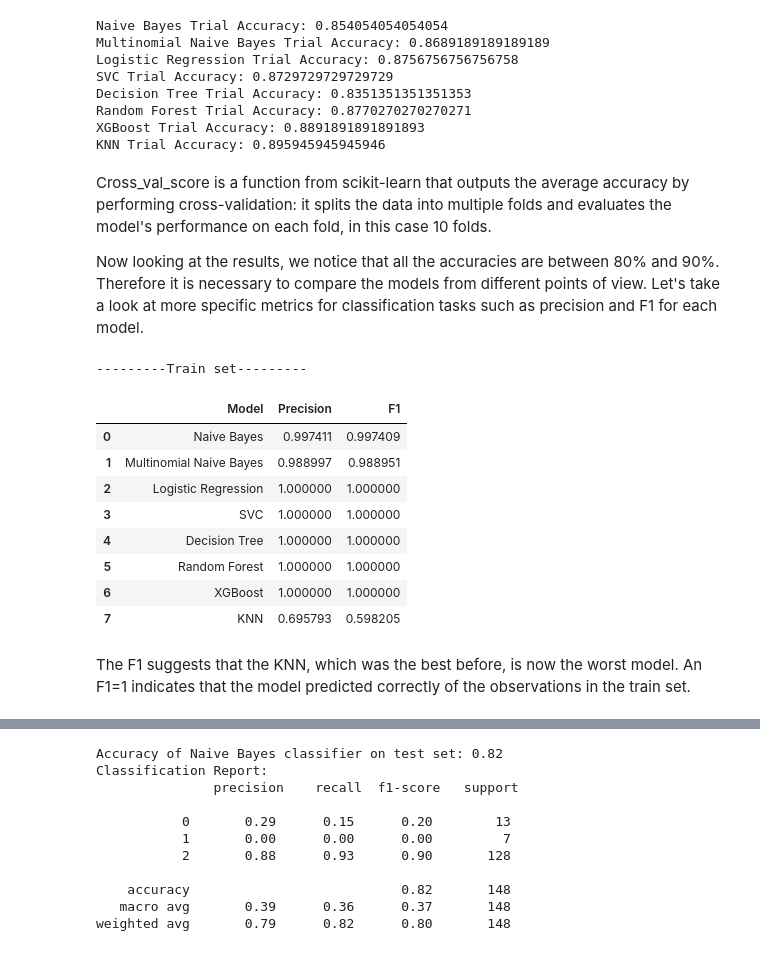
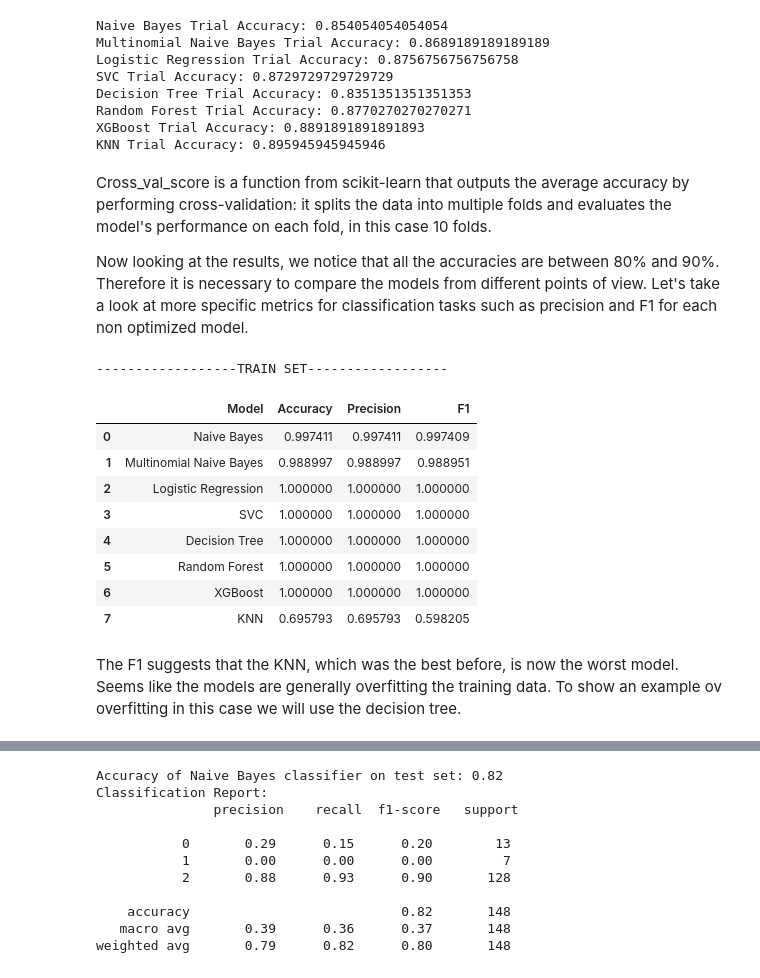
Before and after one commit to DavidAlexanderMoe/Sentiment-Analysis-and-Web-Scraping, a Jupyter notebook: Scripts/Analysis/4. Model Selection and Evaluation.ipynb, the cells around one changed output, grey strips where cells are left out. Cells and saved outputs as stored; diff of their text form; code cells hidden in the pictures.

```diff
--- a/Scripts/Analysis/4. Model Selection and Evaluation.ipynb
+++ b/Scripts/Analysis/4. Model Selection and Evaluation.ipynb
@@ -75,27 +76,28 @@ KNN Trial Accuracy: 0.895945945945946
 # %% [markdown]
 Cross_val_score is a function from scikit-learn that outputs the average accuracy by performing cross-validation: it splits the data into multiple folds and evaluates the model's performance on each fold, in this case 10 folds.
 
-Now looking at the results, we notice that all the accuracies are between 80% and 90%. Therefore it is necessary to compare the models from different points of view. Let's take a look at more specific metrics for classification tasks such as precision and F1 for each model.
+Now looking at the results, we notice that all the accuracies are between 80% and 90%. Therefore it is necessary to compare the models from different points of view. Let's take a look at more specific metrics for classification tasks such as precision and F1 for each non optimized model.
 # %%
-print('---------Train set---------')
+print('------------------TRAIN SET------------------')
 results = []
 for i, model in enumerate(crossval_models):
     model.fit(X_train, y_train)
+    accuracy = model.score(X_train, y_train)
     precision = precision_score(y_train, model.predict(X_train), average="micro")
     f1 = f1_score(y_train, model.predict(X_train), average="weighted")
-    results.append({'Model': crossval_dict[i], 'Precision': precision, 'F1': f1})
+    results.append({'Model': crossval_dict[i], 'Accuracy': accuracy, 'Precision': precision, 'F1': f1})
 df_results = pd.DataFrame(results)
 df_results
 # %% [output]
----------Train set---------
+------------------TRAIN SET------------------
-|  | Model | Precision | F1 |
-| 0 | Naive Bayes | 0.997411 | 0.997409 |
-| 1 | Multinomial Naive Bayes | 0.988997 | 0.988951 |
-| 2 | Logistic Regression | 1.000000 | 1.000000 |
-| 3 | SVC | 1.000000 | 1.000000 |
-| 4 | Decision Tree | 1.000000 | 1.000000 |
-| 5 | Random Forest | 1.000000 | 1.000000 |
-| 6 | XGBoost | 1.000000 | 1.000000 |
-| 7 | KNN | 0.695793 | 0.598205 |
+|  | Model | Accuracy | Precision | F1 |
+| 0 | Naive Bayes | 0.997411 | 0.997411 | 0.997409 |
+| 1 | Multinomial Naive Bayes | 0.988997 | 0.988997 | 0.988951 |
+| 2 | Logistic Regression | 1.000000 | 1.000000 | 1.000000 |
+| 3 | SVC | 1.000000 | 1.000000 | 1.000000 |
+| 4 | Decision Tree | 1.000000 | 1.000000 | 1.000000 |
+| 5 | Random Forest | 1.000000 | 1.000000 | 1.000000 |
+| 6 | XGBoost | 1.000000 | 1.000000 | 1.000000 |
+| 7 | KNN | 0.695793 | 0.695793 | 0.598205 |
 # %% [markdown]
-The F1 suggests that the KNN, which was the best before, is now the worst model. An F1=1 indicates that the model predicted correctly of the observations in the train set.
+The F1 suggests that the KNN, which was the best before, is now the worst model. Seems like the models are generally overfitting the training data. To show an example ov overfitting in this case we will use the decision tree.
```
Also changed, not shown: parts of 3 cells of this notebook.
